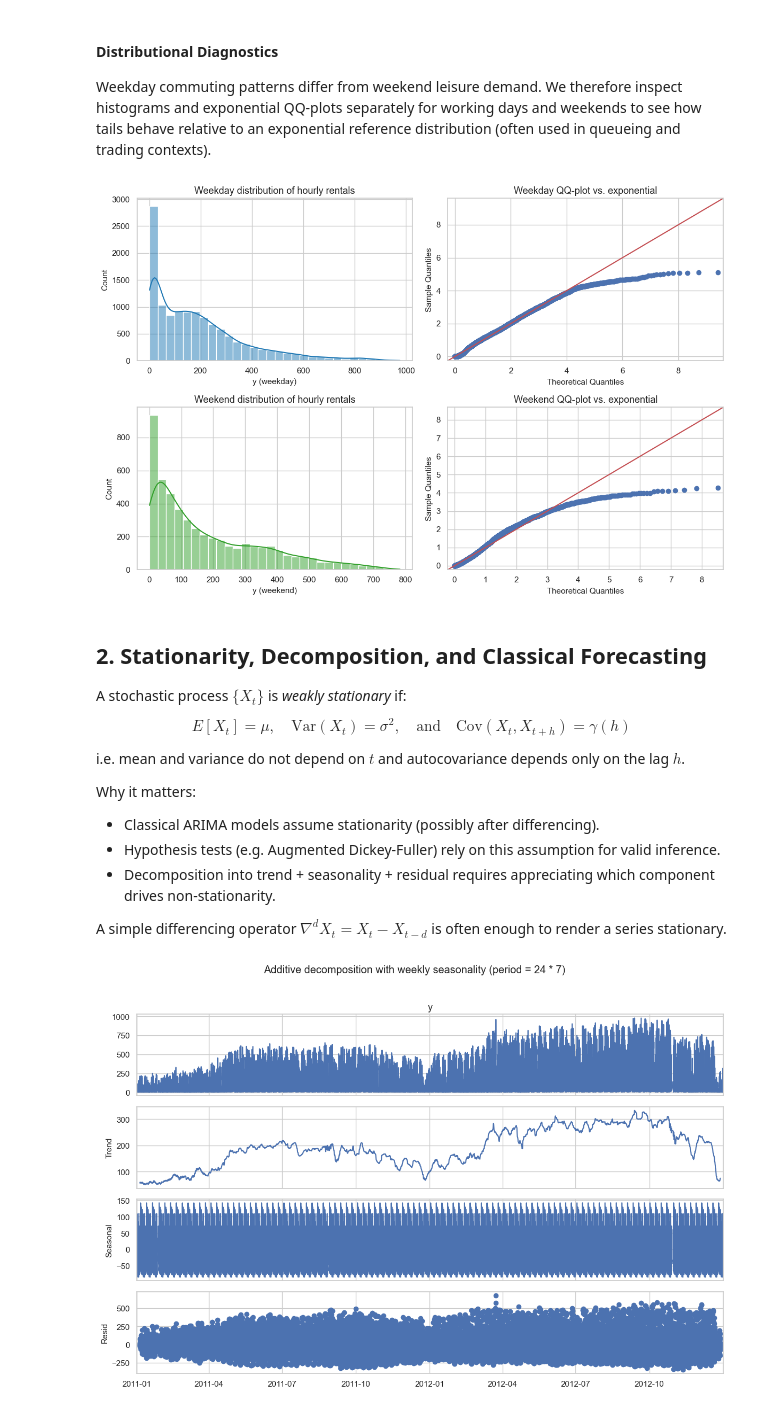
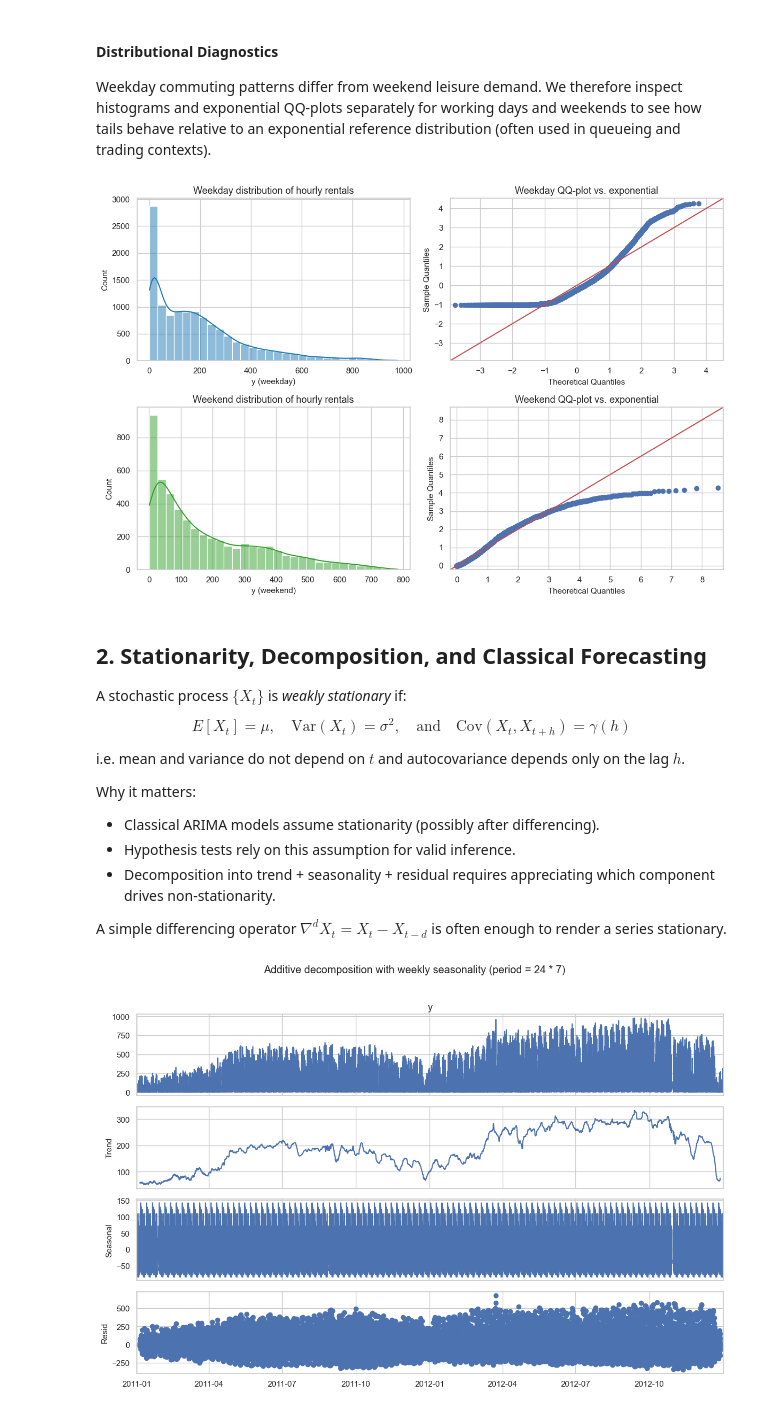
Before and after one commit to francji1/01ADS, a Jupyter notebook: lectures/L04_Timeseries/01ADS_Time_Series_Intro_2025.ipynb, the cells around one changed output. Cells and saved outputs as stored; diff of their text form; code cells hidden in the pictures.

```diff
--- a/lectures/L04_Timeseries/01ADS_Time_Series_Intro_2025.ipynb
+++ b/lectures/L04_Timeseries/01ADS_Time_Series_Intro_2025.ipynb
@@ -175,41 +171,0 @@ HORIZONS = [1, 2, 3, 4]
-# %%
-
-import math
-from pathlib import Path
-from typing import Dict, Iterable, List, Tuple
-
-import numpy as np
-import pandas as pd
-import seaborn as sns
-import matplotlib.pyplot as plt
-
-from scipy import stats
-from statsmodels.tsa.stattools import adfuller
-from statsmodels.graphics.gofplots import qqplot
-from statsmodels.tsa.seasonal import STL
-from statsmodels.graphics.tsaplots import plot_acf, plot_pacf
-from statsmodels.tsa.statespace.sarimax import SARIMAX
-
-from sklearn.model_selection import TimeSeriesSplit
-from sklearn.preprocessing import StandardScaler, MinMaxScaler
-from sklearn.metrics import mean_absolute_error, mean_squared_error, r2_score
-
-from xgboost import XGBRegressor
-from catboost import CatBoostRegressor
-
-import optuna
-from flaml import AutoML
-
-import torch
-from torch import nn
-from torch.utils.data import DataLoader, TensorDataset
-
-sns.set_theme(style='whitegrid')
-plt.rcParams['figure.figsize'] = (12, 5)
-plt.rcParams['axes.titlesize'] = 13
-plt.rcParams['axes.labelsize'] = 11
-
-RANDOM_SEED = 42
-np.random.seed(RANDOM_SEED)
-torch.manual_seed(RANDOM_SEED)
-optuna.logging.set_verbosity(optuna.logging.WARNING)
@@ -369,28 +360,28 @@ Weekday commuting patterns differ from weekend leisure demand. We therefore insp
 # %%
 
 weekday_mask = data.index.dayofweek < 5
 weekend_mask = ~weekday_mask
 
 weekday_y = data.loc[weekday_mask, 'y']
 weekend_y = data.loc[weekend_mask, 'y']
 
 fig, axes = plt.subplots(2, 2, figsize=(12, 8))
 sns.histplot(weekday_y, bins=30, kde=True, ax=axes[0, 0], color='#1f78b4')
 axes[0, 0].set_title('Weekday distribution of hourly rentals')
 axes[0, 0].set_xlabel('y (weekday)')
-qqplot(weekday_y, dist=stats.expon, fit=True, line='45', ax=axes[0, 1])
+qqplot(weekday_y, dist=stats.norm, fit=True, line='45', ax=axes[0, 1])
 axes[0, 1].set_title('Weekday QQ-plot vs. exponential')
 
 sns.histplot(weekend_y, bins=30, kde=True, ax=axes[1, 0], color='#33a02c')
 axes[1, 0].set_title('Weekend distribution of hourly rentals')
 axes[1, 0].set_xlabel('y (weekend)')
 qqplot(weekend_y, dist=stats.expon, fit=True, line='45', ax=axes[1, 1])
 axes[1, 1].set_title('Weekend QQ-plot vs. exponential')
 
 plt.tight_layout()
 plt.show()
 # %% [output]
-[figure, old version]
+[figure, new version]
 # %% [markdown]
 
 ## 2. Stationarity, Decomposition, and Classical Forecasting
@@ -406,7 +397,7 @@ i.e. mean and variance do not depend on $ t $ and autocovariance depends only on
 Why it matters:
 
 - Classical ARIMA models assume stationarity (possibly after differencing).
-- Hypothesis tests (e.g. Augmented Dickey-Fuller) rely on this assumption for valid inference.
+- Hypothesis tests rely on this assumption for valid inference.
 - Decomposition into trend + seasonality + residual requires appreciating which component drives non-stationarity.
 
 A simple differencing operator $ \nabla^d X_t = X_t - X_{t-d} $ is often enough to render a series stationary.
```
Also changed, not shown: parts of 22 cells of this notebook.
